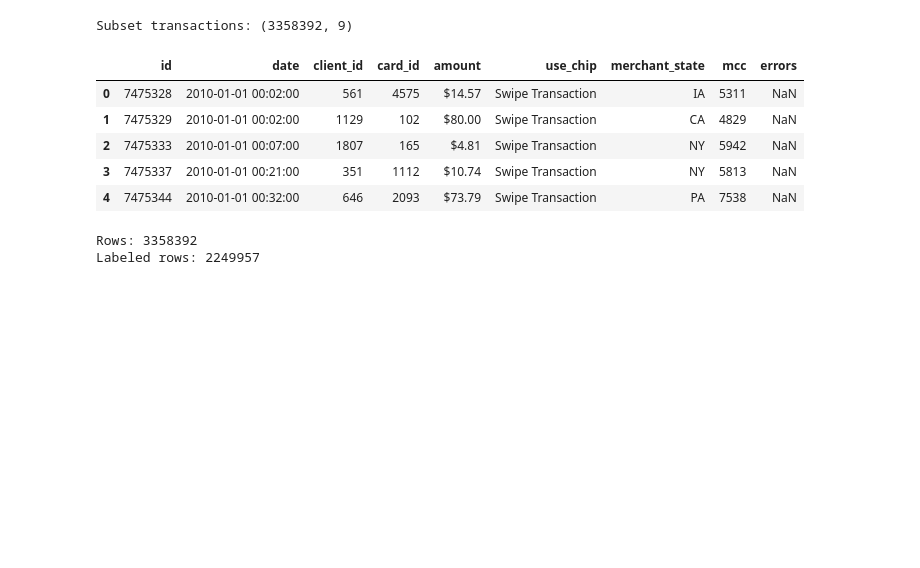
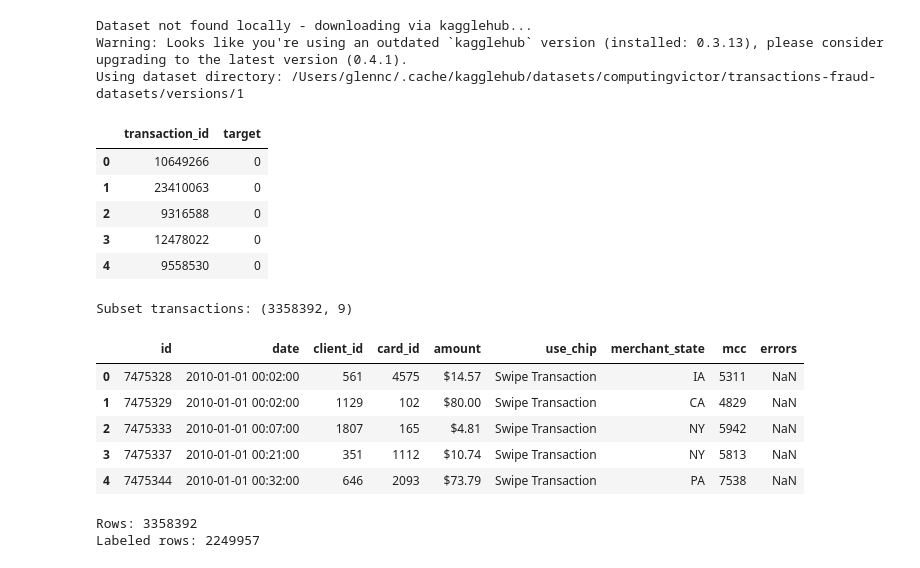
Before and after one commit to sofijadimitrijevic1/480-ai-finance, a Jupyter notebook: FFBaselineLTSM.ipynb, the cells around one changed output. Drawn from its saved outputs; the diff is of its cells as text; code cells hidden in the pictures; blank space fills up the shorter version.

```diff
--- a/FFBaselineLTSM.ipynb
+++ b/FFBaselineLTSM.ipynb
@@ -1,24 +6,71 @@
 # %%
+from pathlib import Path
+import os
+import json
 import pandas as pd
-import os, json
+import kagglehub
 
-path = "/Users/anissasoungpanya/Desktop/transactions-fraud-datasets"
-tx_path = os.path.join(path, "transactions_data.csv")
-labels_path = os.path.join(path, "train_fraud_labels.json")
+DATASET_ID = "computingvictor/transactions-fraud-datasets"
+DATASET_FOLDER_NAME = "transactions-fraud-datasets"
+
+def find_repo_root():
+    cur = Path.cwd().resolve()
+    for p in [cur] + list(cur.parents):
+        if (p / ".git").exists():
+            return p
+    return cur
+
+def resolve_dataset_dir():
+    # 1) Environment variable override
+    env = os.getenv("FRAUD_DATA_DIR")
+    if env:
+        p = Path(env).expanduser().resolve()
+        if p.exists():
+            return p
+
+    # 2) Repo-relative data folder
+    repo_root = find_repo_root()
+    local = repo_root / "data" / DATASET_FOLDER_NAME
+    if local.exists():
+        return local.resolve()
+
+    # 3) Auto-download via kagglehub
+    print("Dataset not found locally - downloading via kagglehub...")
+    return Path(kagglehub.dataset_download(DATASET_ID)).resolve()
+
+dataset_dir = resolve_dataset_dir()
+print("Using dataset directory:", dataset_dir)
+
+tx_path = dataset_dir / "transactions_data.csv"
+labels_path = dataset_dir / "train_fraud_labels.json"
+
+assert tx_path.exists(), f"Missing {tx_path}"
+assert labels_path.exists(), f"Missing {labels_path}"
 
 with open(labels_path, "r") as f:
     labels_raw = json.load(f)
 
-# labels_raw looks like: {"target": {"10649266": "No", ...}}
 target_map = labels_raw["target"]  # dict: transaction_id -> "Yes"/"No"
 
 labels = pd.DataFrame({
     "transaction_id": list(target_map.keys()),
     "target": [1 if v == "Yes" else 0 for v in target_map.values()]
 })
 
 labels["transaction_id"] = labels["transaction_id"].astype(str)
 labels["target"] = labels["target"].astype(int)
+
+labels.head()
+# %% [output]
+Dataset not found locally - downloading via kagglehub...
+Warning: Looks like you're using an outdated `kagglehub` version (installed: 0.3.13), please consider upgrading to the latest version (0.4.1).
+Using dataset directory: /Users/glennc/.cache/kagglehub/datasets/computingvictor/transactions-fraud-datasets/versions/1
+|  | transaction_id | target |
+| 0 | 10649266 | 0 |
+| 1 | 23410063 | 0 |
+| 2 | 9316588 | 0 |
+| 3 | 12478022 | 0 |
+| 4 | 9558530 | 0 |
 # %%
 import numpy as np
 
```
Also changed, not shown: parts of 4 cells of this notebook.
